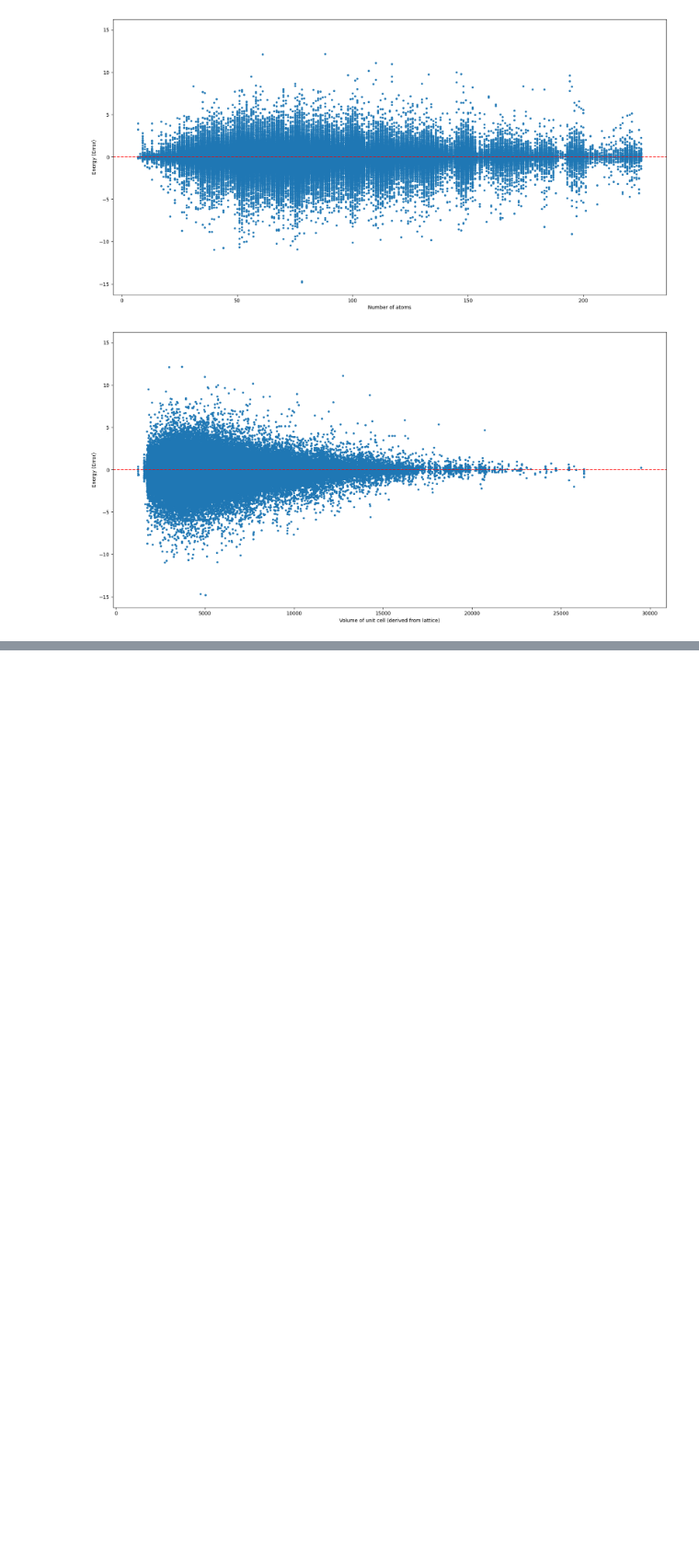
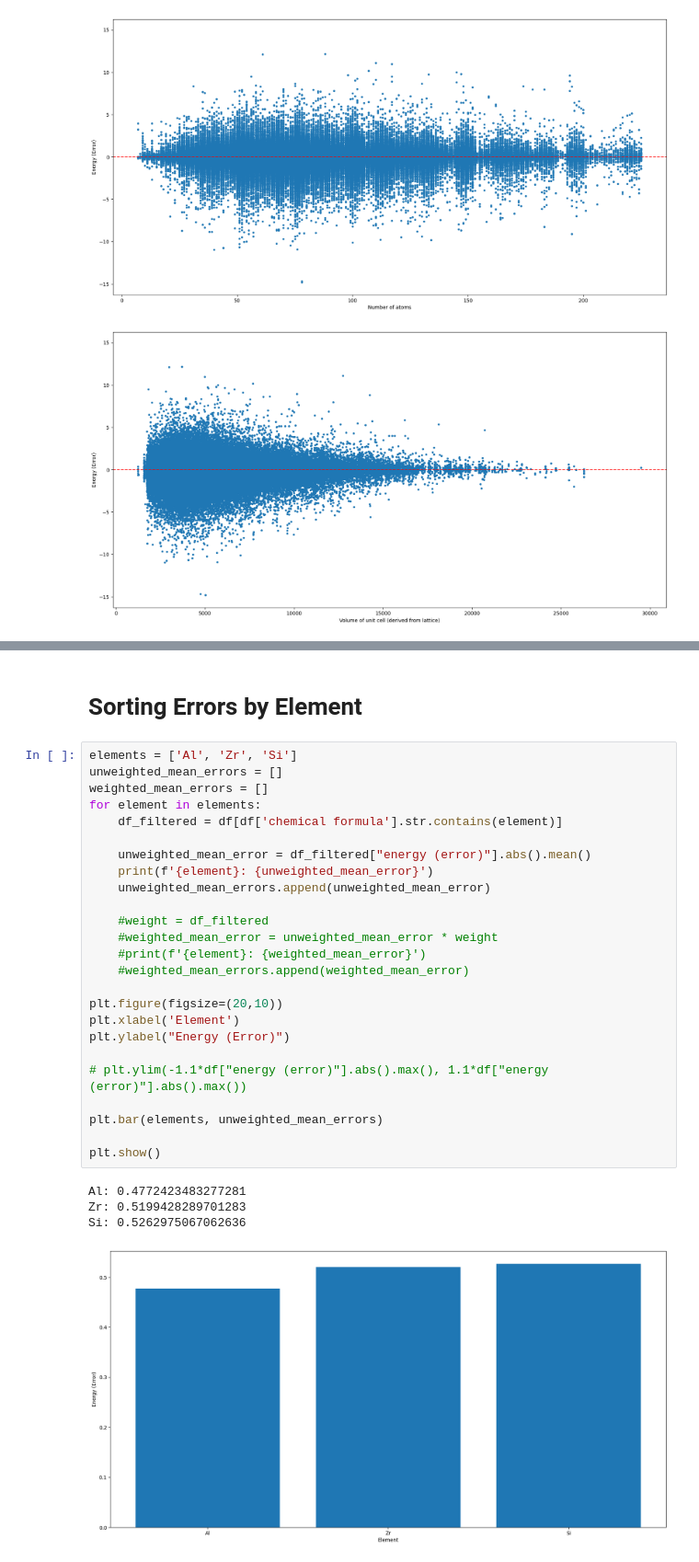
Before and after one commit to kimolijones/A-Star-is-born, a Jupyter notebook: main.ipynb, the cells around one changed output, grey strips where cells are left out. Shown at 92% size. Cells and saved outputs as stored; diff of their text form; blank space fills up the shorter version.

```diff
--- a/main.ipynb
+++ b/main.ipynb
@@ -75,0 +90,32 @@ display(df[df['chemical formula'].str.contains('Al')])
+# %% [markdown]
+# Sorting Errors by Element
+# %%
+elements = ['Al', 'Zr', 'Si']
+unweighted_mean_errors = []
+weighted_mean_errors = []
+for element in elements:
+    df_filtered = df[df['chemical formula'].str.contains(element)]
+
+    unweighted_mean_error = df_filtered["energy (error)"].abs().mean()
+    print(f'{element}: {unweighted_mean_error}')
+    unweighted_mean_errors.append(unweighted_mean_error)
+
+    #weight = df_filtered
+    #weighted_mean_error = unweighted_mean_error * weight
+    #print(f'{element}: {weighted_mean_error}')
+    #weighted_mean_errors.append(weighted_mean_error)
+
+plt.figure(figsize=(20,10))
+plt.xlabel('Element')
+plt.ylabel("Energy (Error)")
+
+# plt.ylim(-1.1*df["energy (error)"].abs().max(), 1.1*df["energy (error)"].abs().max())
+
+plt.bar(elements, unweighted_mean_errors)
+
+plt.show()
+# %% [output]
+Al: 0.4772423483277281
+Zr: 0.5199428289701283
+Si: 0.5262975067062636
+[figure, added]
```
Also changed, not shown: parts of 2 cells of this notebook.
